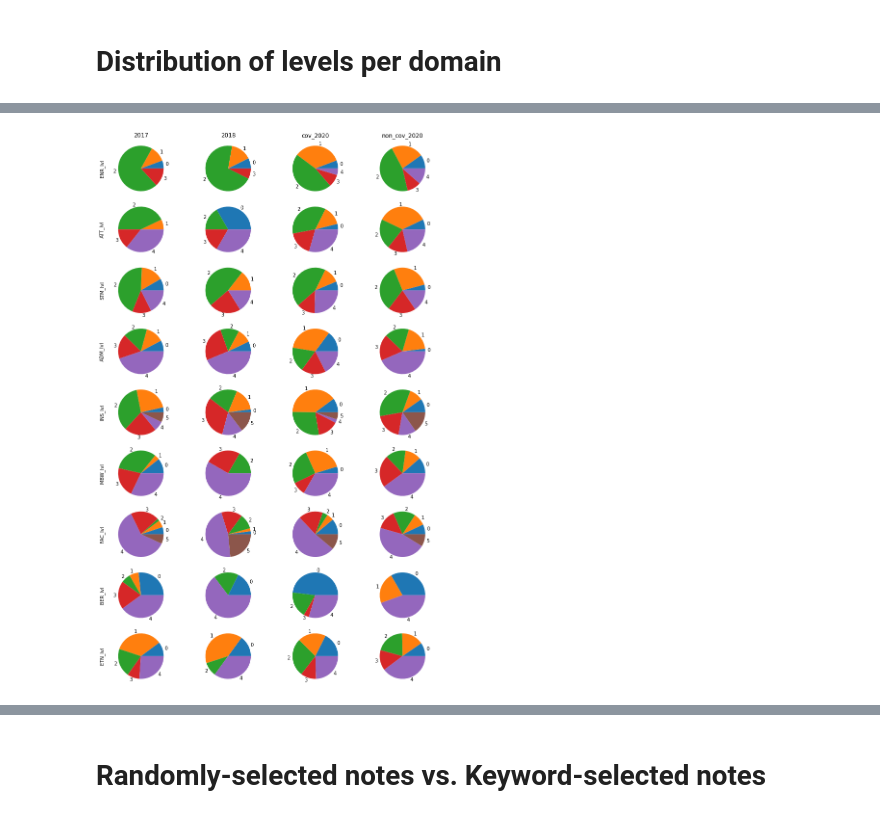
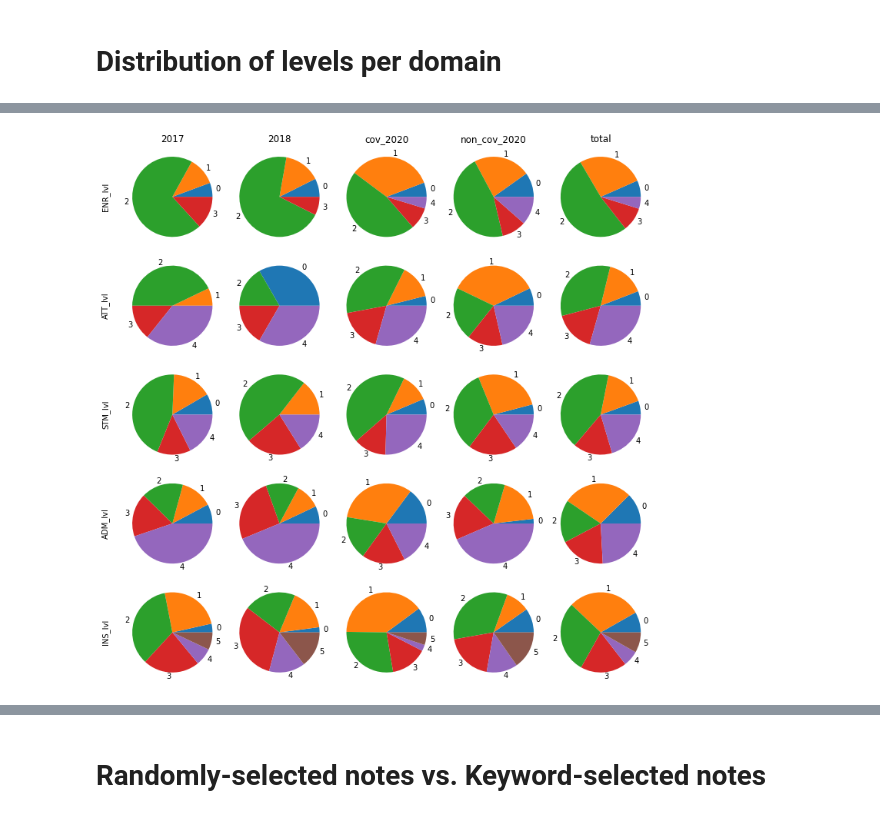
Before and after one commit to cltl/a-proof-zonmw, a Jupyter notebook: notebooks/data_explore/data_explore_annot_weeks14-17.ipynb, the cells around one changed output, grey strips where cells are left out. Saved outputs shown, nothing was run; the diff lists cells and outputs as text; code cells hidden in the pictures.

```diff
--- a/notebooks/data_explore/data_explore_annot_weeks14-17.ipynb
+++ b/notebooks/data_explore/data_explore_annot_weeks14-17.ipynb
@@ -141,5 +140,14 @@ piv.pipe(show_latex, caption=caption, label=label)
 | non_cov_2020 | 146 | 25 | 14 | 2 | 12 | 2 | 55 | 10 | 73 | 13 | 58 | ... |
 | total | 1,649 | 41 | 82 | 2 | 73 | 2 | 323 | 8 | 498 | 12 | 329 | ... |
 # %%
-piv.loc[['total']].xs('n', axis=1, level=1).iloc[:,:-1].T.plot.bar(legend=False, grid=True)
+# total number of labels
+
+fig, ax = plt.subplots(figsize=(6, 4))
+piv.loc[['total']].xs('n', axis=1, level=1).iloc[:,:-1].T.plot.bar(
+    ax=ax,
+    legend=False,
+    grid=True,
+    title='Weeks 14-17: Total number of domain labels',
+)
+fig.savefig('figures/w14-w17_total_n_domains.png')
 # %% [output]
@@ -148,6 +155,9 @@ piv.loc[['total']].xs('n', axis=1, level=1).iloc[:,:-1].T.plot.bar(legend=False,
 # %% [markdown]
 # Distribution of levels per domain
 # %%
+caption = "Weeks 14-17: Distribution of levels per domain"
+label = "w14-w17_annot_levels"
+
 stats = []
 for lvl in [f"{i}_lvl" for i in domains]:
     notna = adjusted.loc[adjusted[lvl].notna()]
@@ -155,10 +165,11 @@ for lvl in [f"{i}_lvl" for i in domains]:
     stat = stat.explode().groupby(level=0).value_counts()
     stats.append(stat)
 table = pd.concat(stats, axis=1)
+table = table.append(pd.concat([table.groupby(level=1).sum()], keys=['total']))
 table.index = pd.MultiIndex.from_tuples([(i,int(j)) for i,j in table.index])
 # sums = table.groupby(level=0).sum()
 # sums.index = pd.MultiIndex.from_tuples([(i, 'Total') for i in sums.index])
 # table = pd.concat([table, sums]).sort_index(level=0)
-table
+table.pipe(show_latex, caption=caption, label=label)
 # %% [output]
 |  |  | ENR_lvl | ATT_lvl | STM_lvl | ADM_lvl | INS_lvl | MBW_lvl | FAC_lvl | BER_lvl | ETN_lvl |
@@ -181,14 +192,18 @@ table
 # %%
 cols = table.index.levels[0]
-rows = table.columns
-fig, axes = plt.subplots(len(rows), len(cols), figsize=(10,16), constrained_layout=True)
+rows = table.columns[:5]
+nrows = len(rows)
+ncols = len(cols)
+fig, axes = plt.subplots(nrows, ncols, figsize=(2*ncols,2*nrows), constrained_layout=True)
 
 for i, row in enumerate(rows):
     for j, col in enumerate(cols):
         ylabel = row if j == 0 else ''
         table.xs(col)[row].plot.pie(ax=axes[i,j])
         axes[i,j].set_ylabel(ylabel=ylabel, labelpad=16)
 for ax, col in zip(axes[0], cols):
     ax.set_title(col)
+
+fig.savefig('figures/w14-w17_levels_part1.png')
 # %% [output]
-[figure, old version]
+[figure, new version]
```
Also changed, not shown: parts of 9 cells of this notebook.
